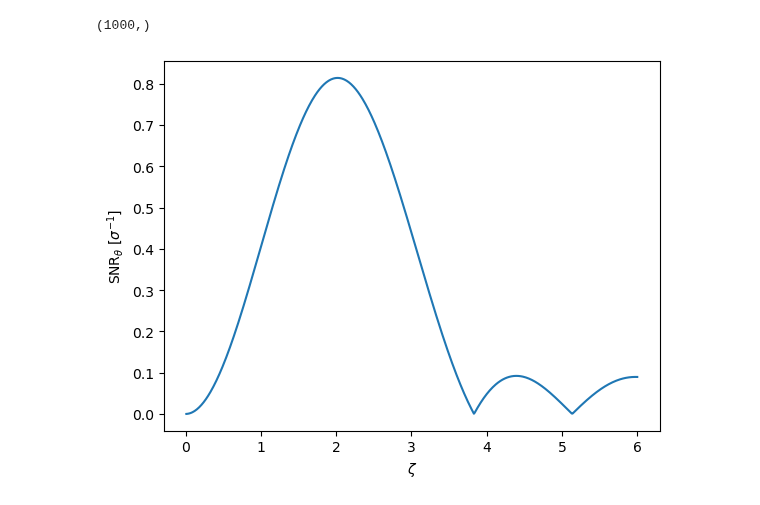
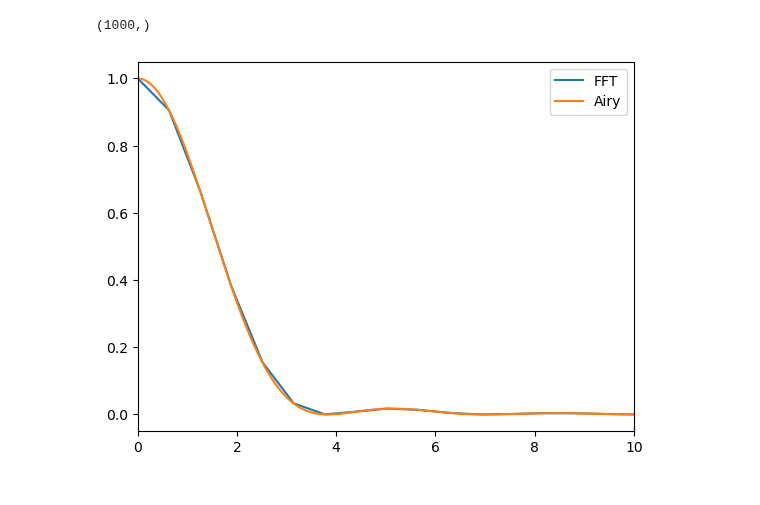
Before and after one commit to AlexGKim/II, a Jupyter notebook: Untitled.ipynb, the cells around one changed output. Saved outputs shown, nothing was run; the diff lists cells and outputs as text; code cells hidden in the pictures.

```diff
--- a/Untitled.ipynb
+++ b/Untitled.ipynb
@@ -128,13 +156,44 @@ axis0[:].shape
 # %% [output]
 (1000,)
 # %%
-def snr():
-    zeta = numpy.linspace(0.01,6,600)
-    plt.plot(zeta,2*numpy.abs((2*jv(1,zeta)/zeta)*(jv(0,zeta)-jv(2,zeta)-2*jv(1,zeta)/zeta)))
-    plt.xlabel(r"$\zeta$")
-    plt.ylabel(r"$\text{SNR}_\theta$ [$\sigma^{-1}$]")
-    plt.savefig("snr.pdf")
+import numpy
+from scipy.fft import fft, rfft, fftshift,rfft2
+from scipy.special import jv
+import matplotlib.pyplot as plt
+
+# interested in the squared modulus of the Fourier transform of the circular aperture
+# solution known to be an Airy disk |2 J_1(x)/x|^2 e.g. https://en.wikipedia.org/wiki/Airy_disk
+
+def ffttest():
+    radius = 50   # diameter of circle to FFT in units of array
+    factor = 10
+    full = factor*radius  # size of array
+
+    # 2d FFT of a uniform circle converted to a 1d FFT as a function or rho
+    # (confirmed this gives exact same answer as doing a 2-d FFT)
+    x = numpy.arange(radius)
+    zeta2 = numpy.zeros(full)   # empty array to FFT
+    for i in range(2*radius+1):
+        x = i-50
+        zeta2[i] = 2*numpy.sqrt(radius**2-x*x)
+
+    # zeta2[:radius] = 2*numpy.sqrt(radius**2-x*x)   # fill in array 2y = 2 sqrt(radius^2-b^2)
+
+    zeta2 = zeta2/zeta2.sum()    # normalize
+    fft_2 = rfft(zeta2)          # fft
+
+    # plt.plot(fft_2)
+    # wef
+    plt.plot(numpy.arange(full/2+1)*2*numpy.pi/factor,numpy.absolute(fft_2)**2,label='FFT')
+
+    # answer should be an Airy disk
+    bx = numpy.arange(0.01,10,0.01)  # units of
+    plt.plot(bx,(2*jv(1,bx)/bx)**2,label='Airy')
+
+    plt.xlim(0,10)
+    plt.legend()
     plt.show()
-snr()
+
+ffttest()
 # %% [output]
-[figure, old version]
+[figure, new version]
```
Also changed, not shown: parts of 3 cells of this notebook.
